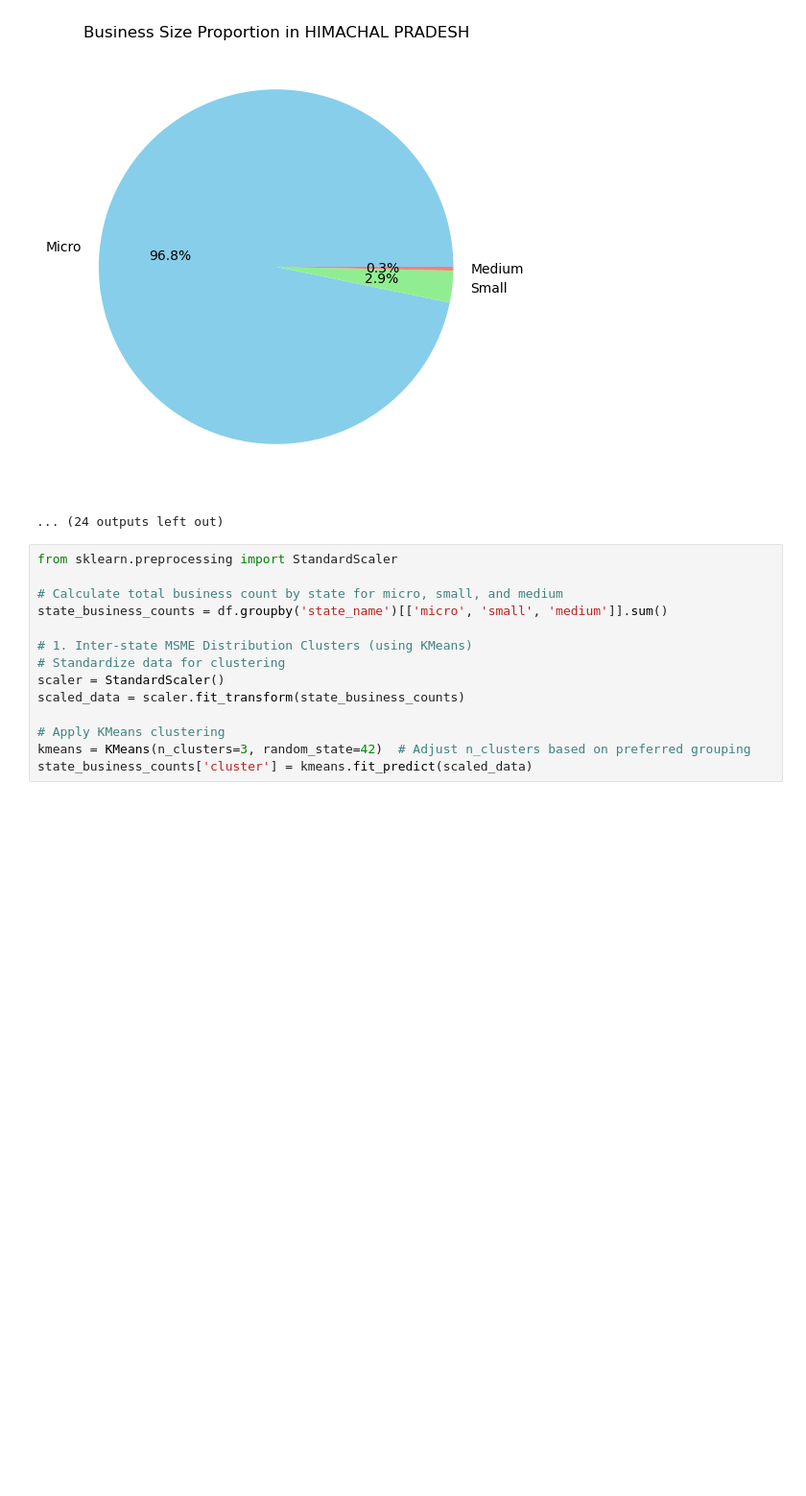
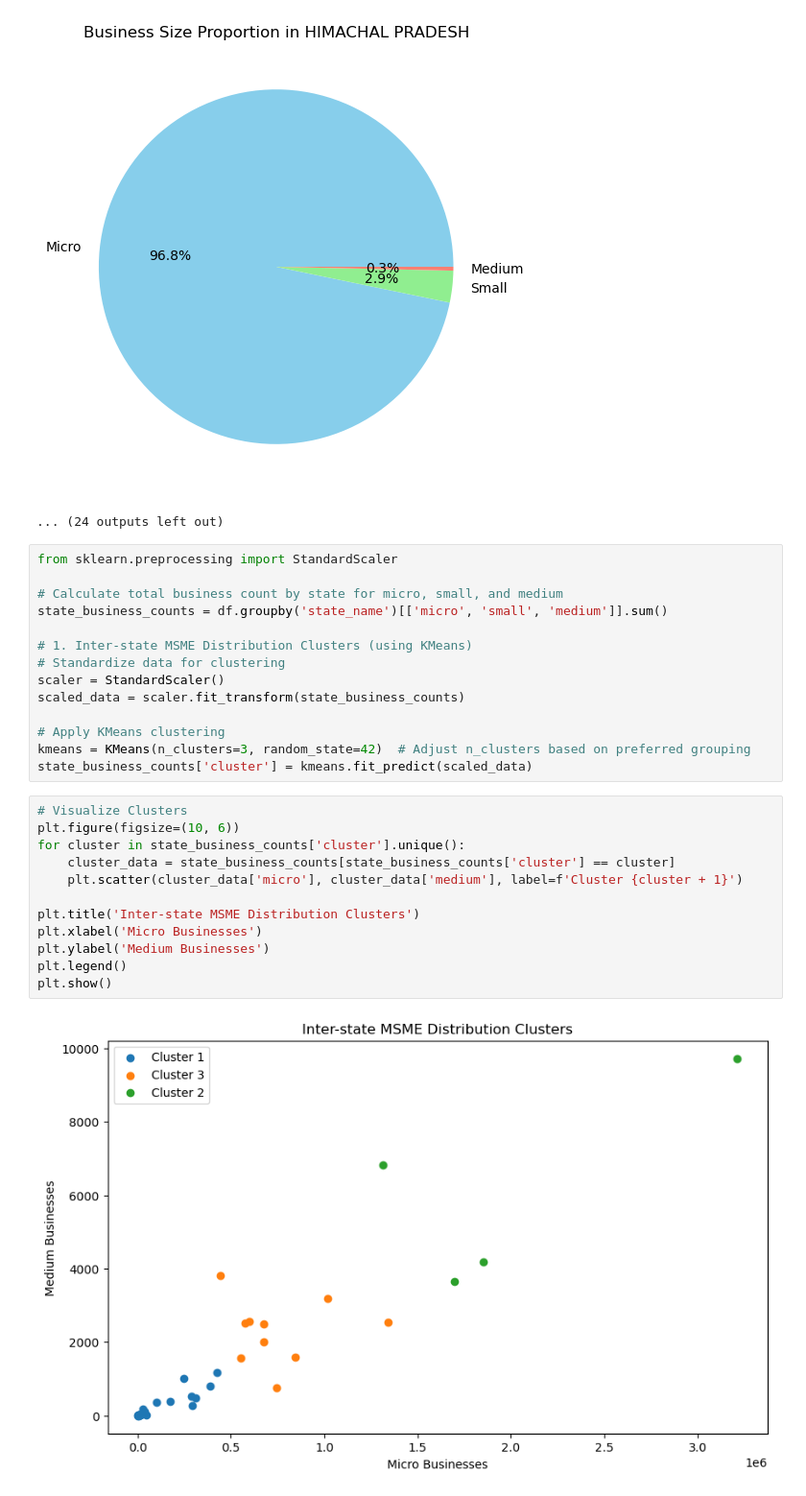
Before and after one commit to 10sharmashivam/AI_Personalization_for_MSME_FinTech_Platform, a Jupyter notebook: models/noteook.ipynb, the cells around one changed output. Shown at 96% size. Saved outputs shown, nothing was run; the diff lists cells and outputs as text; blank space fills up the shorter version.

Commit message:
Using KMeans Clustering for analysing which states or regions have similar distributions of MSMEs across business sizes.

```diff
--- a/models/noteook.ipynb
+++ b/models/noteook.ipynb
@@ -197,3 +197,17 @@ scaled_data = scaler.fit_transform(state_business_counts)
 # Apply KMeans clustering
 kmeans = KMeans(n_clusters=3, random_state=42)  # Adjust n_clusters based on preferred grouping
 state_business_counts['cluster'] = kmeans.fit_predict(scaled_data)
+# %%
+# Visualize Clusters
+plt.figure(figsize=(10, 6))
+for cluster in state_business_counts['cluster'].unique():
+    cluster_data = state_business_counts[state_business_counts['cluster'] == cluster]
+    plt.scatter(cluster_data['micro'], cluster_data['medium'], label=f'Cluster {cluster + 1}')
+
+plt.title('Inter-state MSME Distribution Clusters')
+plt.xlabel('Micro Businesses')
+plt.ylabel('Medium Businesses')
+plt.legend()
+plt.show()
+# %% [output]
+[figure, added]
```
Also changed, not shown: parts of 1 cell of this notebook.
